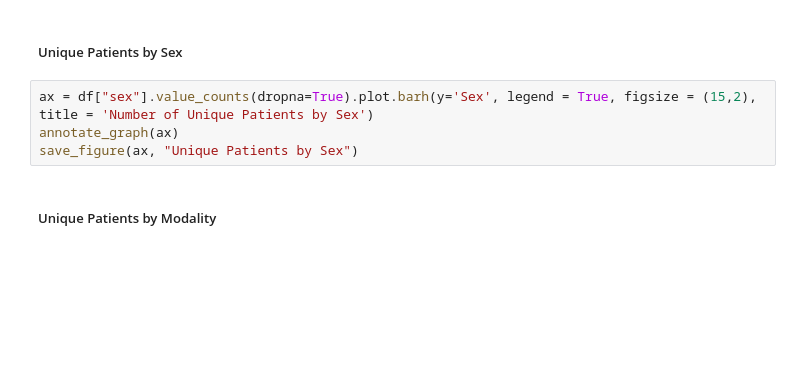
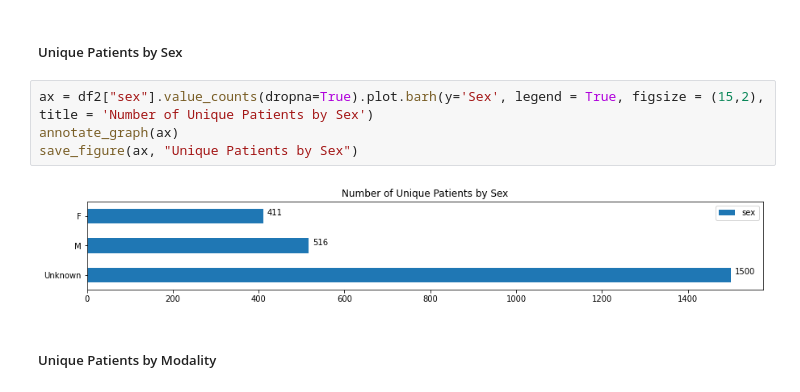
Before and after one commit to kalzeo/KyleNet, a Jupyter notebook: scripts/Metadata Visualizations.ipynb, the cells around one changed output. Cells and saved outputs as stored; diff of their text form; blank space fills up the shorter version.

```diff
--- a/scripts/Metadata Visualizations.ipynb
+++ b/scripts/Metadata Visualizations.ipynb
@@ -70,9 +70,11 @@ save_figure(ax, "Unique Patients by Class Label")
 # %% [markdown]
 ##### Unique Patients by Sex
 # %%
-ax = df["sex"].value_counts(dropna=True).plot.barh(y='Sex', legend = True, figsize = (15,2), title = 'Number of Unique Patients by Sex')
+ax = df2["sex"].value_counts(dropna=True).plot.barh(y='Sex', legend = True, figsize = (15,2), title = 'Number of Unique Patients by Sex')
 annotate_graph(ax)
 save_figure(ax, "Unique Patients by Sex")
+# %% [output]
+[figure, added]
 # %% [markdown]
 ##### Unique Patients by Modality
 # %%
```
Also changed, not shown: parts of 4 cells of this notebook, 3 other files.
